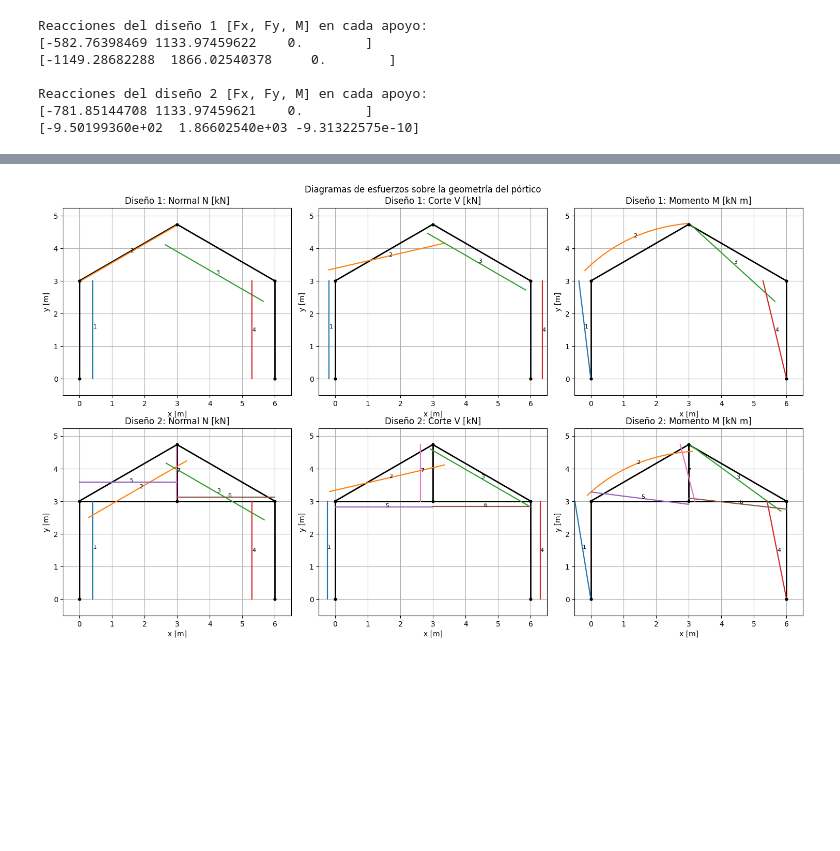
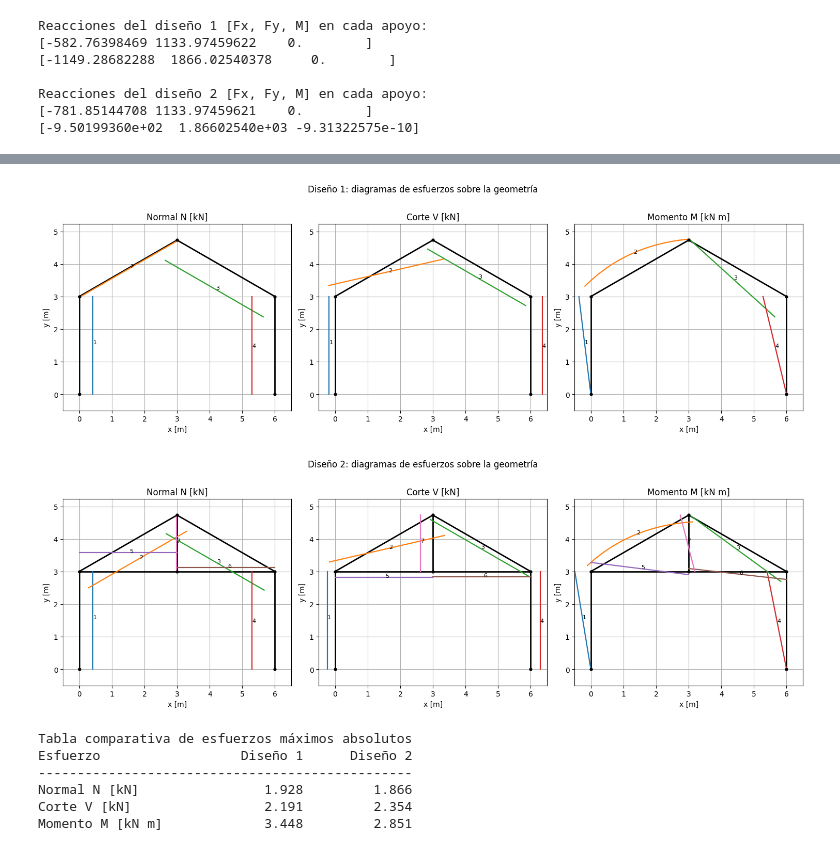
Before and after one commit to ignaciochaconuc/UC, a Jupyter notebook: Elementos finitos/Tarea 2/Tarea_2.ipynb, the cells around one changed output, grey strips where cells are left out. Drawn from its saved outputs; the diff is of its cells as text; code cells hidden in the pictures; blank space fills up the shorter version.

```diff
--- a/Elementos finitos/Tarea 2/Tarea_2.ipynb
+++ b/Elementos finitos/Tarea 2/Tarea_2.ipynb
@@ -555,5 +527,4 @@ Diseño 2: N = 1.866 kN, V = 2.354 kN, M = 2.851 kN m
 # %%
-fig, ejes = plt.subplots(2, 3, figsize=(15, 9))
 titulos = ["Normal N [kN]", "Corte V [kN]", "Momento M [kN m]"]
 maximos_globales = [
     max(maximos["Diseño 1"][0], maximos["Diseño 2"][0]),
@@ -562,14 +533,13 @@ maximos_globales = [
 ]
 escalas = [0.12 * (L2 / 1000) / maximo for maximo in maximos_globales]
 
-for fila, (nombre, datos) in enumerate(disenos.items()):
+for nombre, datos in disenos.items():
 
     coordenadas, conectividad, resultado = datos
     fuerzas_elementos = resultado[2]
+    fig, ejes = plt.subplots(1, 3, figsize=(15, 5))
 
-    for columna in range(3):
-
-        eje = ejes[fila, columna]
+    for columna, eje in enumerate(ejes):
 
         for nodo_1, nodo_2 in conectividad:
             eje.plot(
@@ -601,35 +571,49 @@ for fila, (nombre, datos) in enumerate(disenos.items()):
             valores = diagramas[columna]
 
             x_base = (coordenadas[nodo_1, 0] + coseno * x_local) / 1000
             y_base = (coordenadas[nodo_1, 1] + seno * x_local) / 1000
             x_diagrama = x_base - seno * valores * escalas[columna]
             y_diagrama = y_base + coseno * valores * escalas[columna]
 
             eje.plot(x_diagrama, y_diagrama, linewidth=1.6)
             eje.text(
                 x_diagrama[len(x_diagrama) // 2],
                 y_diagrama[len(y_diagrama) // 2],
                 str(i + 1),
                 fontsize=8
             )
 
         eje.scatter(
             coordenadas[:, 0] / 1000,
             coordenadas[:, 1] / 1000,
             color="black",
             s=12,
             zorder=3
         )
-        eje.set_title(f"{nombre}: {titulos[columna]}")
+        eje.set_title(titulos[columna])
         eje.set_aspect("equal", adjustable="box")
         eje.set_xlim(-0.5, L2 / 1000 + 0.5)
         eje.set_ylim(-0.5, (altura + alzada_techo) / 1000 + 0.5)
         eje.grid(True)
         eje.set_xlabel("x [m]")
         eje.set_ylabel("y [m]")
 
-fig.suptitle("Diagramas de esfuerzos sobre la geometría del pórtico")
-plt.tight_layout()
-plt.show()
+    fig.suptitle(f"{nombre}: diagramas de esfuerzos sobre la geometría")
+    plt.tight_layout()
+    plt.show()
+
+print("Tabla comparativa de esfuerzos máximos absolutos")
+print(f"{'Esfuerzo':<20}{'Diseño 1':>14}{'Diseño 2':>14}")
+print("-" * 48)
+print(f"{'Normal N [kN]':<20}{maximos['Diseño 1'][0]:>14.3f}{maximos['Diseño 2'][0]:>14.3f}")
+print(f"{'Corte V [kN]':<20}{maximos['Diseño 1'][1]:>14.3f}{maximos['Diseño 2'][1]:>14.3f}")
+print(f"{'Momento M [kN m]':<20}{maximos['Diseño 1'][2]:>14.3f}{maximos['Diseño 2'][2]:>14.3f}")
 # %% [output]
-[figure, old version]
+[figure, new version]
+[figure, added]
+Tabla comparativa de esfuerzos máximos absolutos
+Esfuerzo                  Diseño 1      Diseño 2
+------------------------------------------------
+Normal N [kN]                1.928         1.866
+Corte V [kN]                 2.191         2.354
+Momento M [kN m]             3.448         2.851
```
Also changed, not shown: parts of 1 cell of this notebook.
